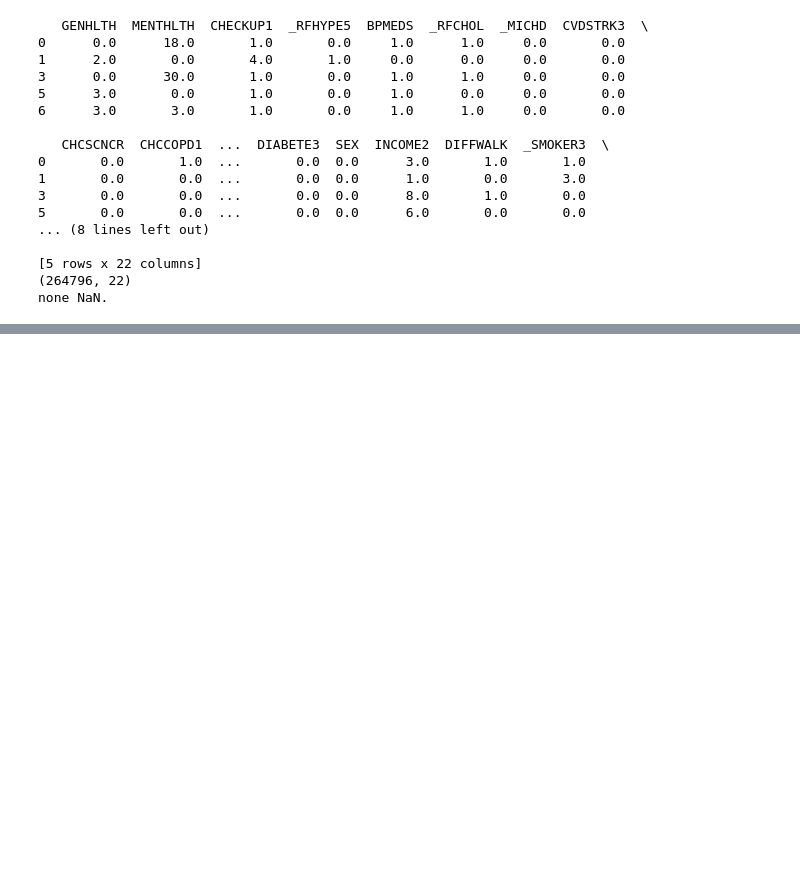
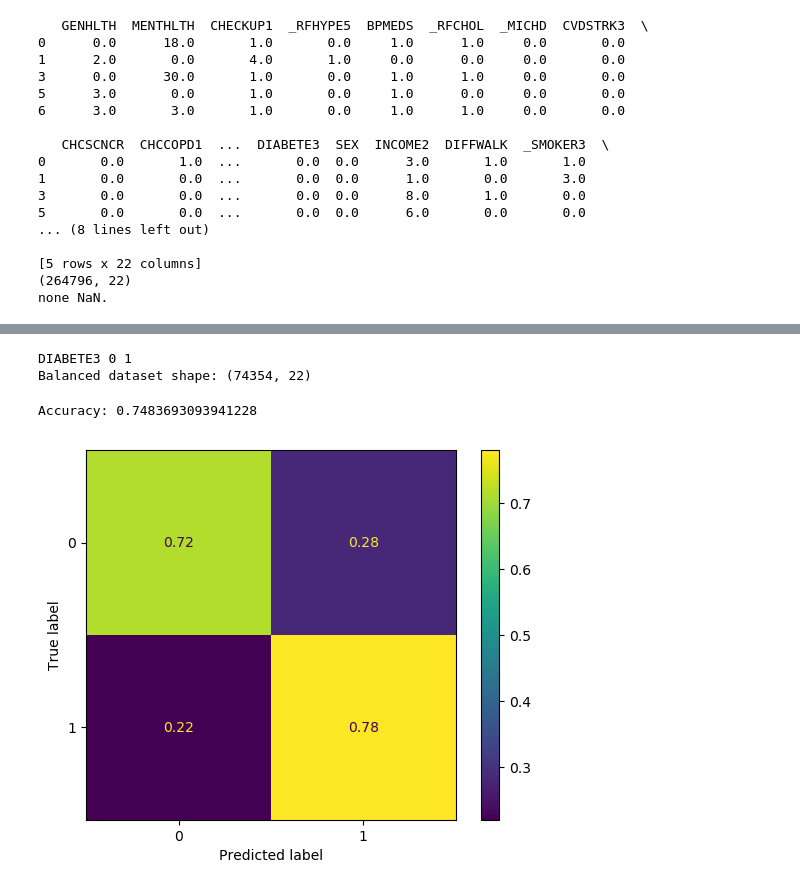
Before and after one commit to PaulStratton56/Hack-Merced-IX, a Jupyter notebook: hackmercedxi/machine_learning/eda.ipynb, the cells around one changed output, grey strips where cells are left out. Saved outputs shown, nothing was run; the diff lists cells and outputs as text; code cells hidden in the pictures; blank space fills up the shorter version.

```diff
--- a/hackmercedxi/machine_learning/eda.ipynb
+++ b/hackmercedxi/machine_learning/eda.ipynb
@@ -145,0 +180,58 @@ dataset.to_csv('../diabetesData/diabetes_clean_2015.csv',index=False)
+# %%
+dataset = dataset.astype(int)
+
+# Assuming df is your DataFrame and 'target_column' is your target variable column
+# Count the number of instances for each class
+class_counts = dataset[target_column].value_counts()
+
+# Find the minority and majority classes
+minority_class = class_counts.idxmin()
+majority_class = class_counts.idxmax()
+
+print(target_column,majority_class,minority_class)
+# Calculate the difference in the number of instances between classes
+difference = class_counts[majority_class] - class_counts[minority_class]
+
+# If the classes are already balanced, no action is needed
+if difference == 0:
+    print("Classes are already balanced.")
+else:
+    # Sample instances from the majority class to make classes equal
+    sampled_majority = dataset[dataset[target_column] == majority_class].sample(n=difference, random_state=42)
+
+    # Drop the excess instances from the majority class
+    dataset_balanced = dataset.drop(sampled_majority.index)
+
+    print("Balanced dataset shape:", dataset_balanced.shape)
+
+X = dataset_balanced.drop(columns=[target_column])  # Features
+y = dataset_balanced[target_column]  # Target variable
+
+X_train, X_test, y_train, y_test = train_test_split(X, y, test_size=0.2, random_state=69)
+# %% [output]
+DIABETE3 0 1
+Balanced dataset shape: (74354, 22)
+# %%
+# Instantiate Random Forest classifier
+rf_classifier = RandomForestClassifier(n_estimators=100, random_state=69,verbose=0)
+
+# Train the model
+rf_classifier.fit(X_train, y_train)
+
+# Make predictions
+y_pred = rf_classifier.predict(X_test)
+
+# Evaluate model performance
+accuracy = accuracy_score(y_test, y_pred)
+print("Accuracy:", accuracy)
+
+# Assuming y_true and y_pred are the true labels and predicted labels, respectively
+# Compute confusion matrix
+conf_matrix = confusion_matrix(y_test, y_pred)
+conf_matrix = conf_matrix.astype('float') / conf_matrix.sum(axis=1)[:, np.newaxis]
+disp = ConfusionMatrixDisplay(confusion_matrix=conf_matrix,display_labels=dataset['DIABETE3'].unique())
+disp.plot()
+plt.show()
+# %% [output]
+Accuracy: 0.7483693093941228
+[figure, added]
```
Also changed, not shown: parts of 7 cells of this notebook, 1 other file.
